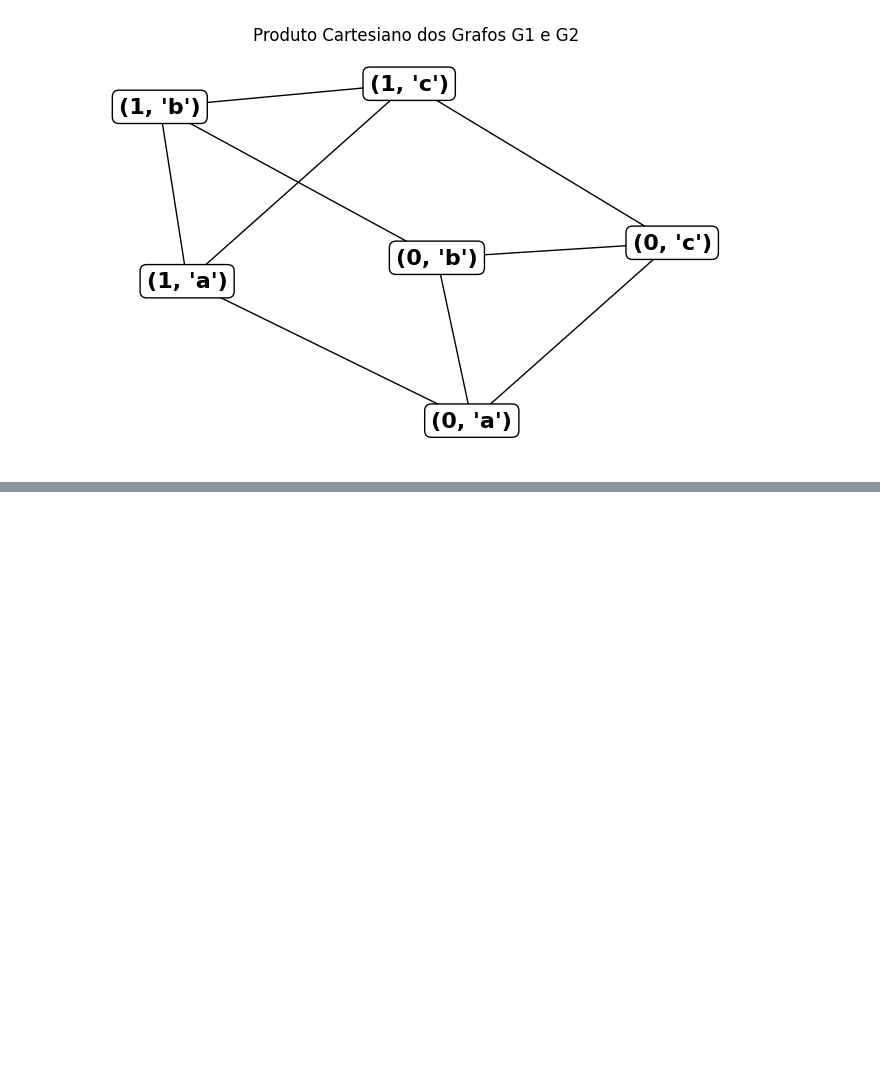
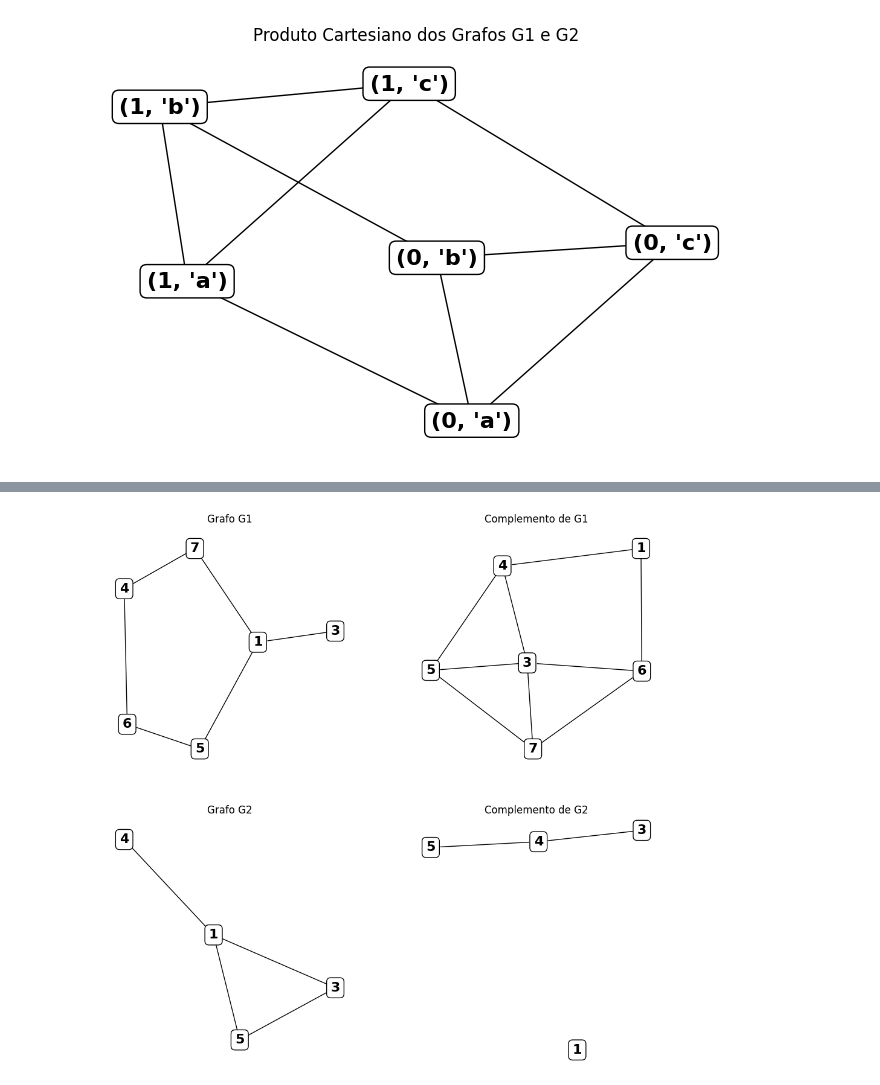
Before and after one commit to LeonardoVieiraGuimaraes/TeoriaGrafos, a Jupyter notebook: Aula03/Operadores.ipynb, the cells around one changed output, grey strips where cells are left out. Drawn from its saved outputs; the diff is of its cells as text; code cells hidden in the pictures; blank space fills up the shorter version.

```diff
--- a/Aula03/Operadores.ipynb
+++ b/Aula03/Operadores.ipynb
@@ -212,0 +218,43 @@ plt.show()
+# %%
+import networkx as nx
+import matplotlib.pyplot as plt
+
+# Função para desenhar o grafo com bordas pretas, nós brancos e rótulos pretos fora das bolinhas
+def draw_graph_with_labels_outside(G, title):
+    pos = nx.spring_layout(G)
+    nx.draw(G, pos, with_labels=False, node_color='white', edge_color='black', node_size=400, linewidths=2)
+    nx.draw_networkx_labels(G, pos, font_size=16, font_color='black', font_family='sans-serif', font_weight='bold', bbox=dict(facecolor='white', edgecolor='black', boxstyle='round,pad=0.3'))
+    plt.title(title)
+
+# Criando o grafo G1
+G1 = nx.Graph()
+G1.add_edges_from([(1, 3), (1, 5), (1, 7), (4, 6), (4, 7), (5, 6)])
+G1.add_nodes_from([1, 3, 4, 5, 6, 7])
+
+# Criando o grafo G2
+G2 = nx.Graph()
+G2.add_edges_from([(1, 3), (1, 4), (1, 5), (3, 5)])
+G2.add_nodes_from([1, 3, 4, 5])
+
+# Criando o complemento dos grafos G1 e G2
+G1_complement = nx.complement(G1)
+G2_complement = nx.complement(G2)
+
+# Plotar os grafos um embaixo do outro
+plt.figure(figsize=(12, 24))
+
+plt.subplot(421)
+draw_graph_with_labels_outside(G1, 'Grafo G1')
+
+plt.subplot(422)
+draw_graph_with_labels_outside(G1_complement, 'Complemento de G1')
+
+plt.subplot(423)
+draw_graph_with_labels_outside(G2, 'Grafo G2')
+
+plt.subplot(424)
+draw_graph_with_labels_outside(G2_complement, 'Complemento de G2')
+
+plt.show()
+# %% [output]
+[figure, added]
```
Also changed, not shown: parts of 1 cell of this notebook, 1 other file.
